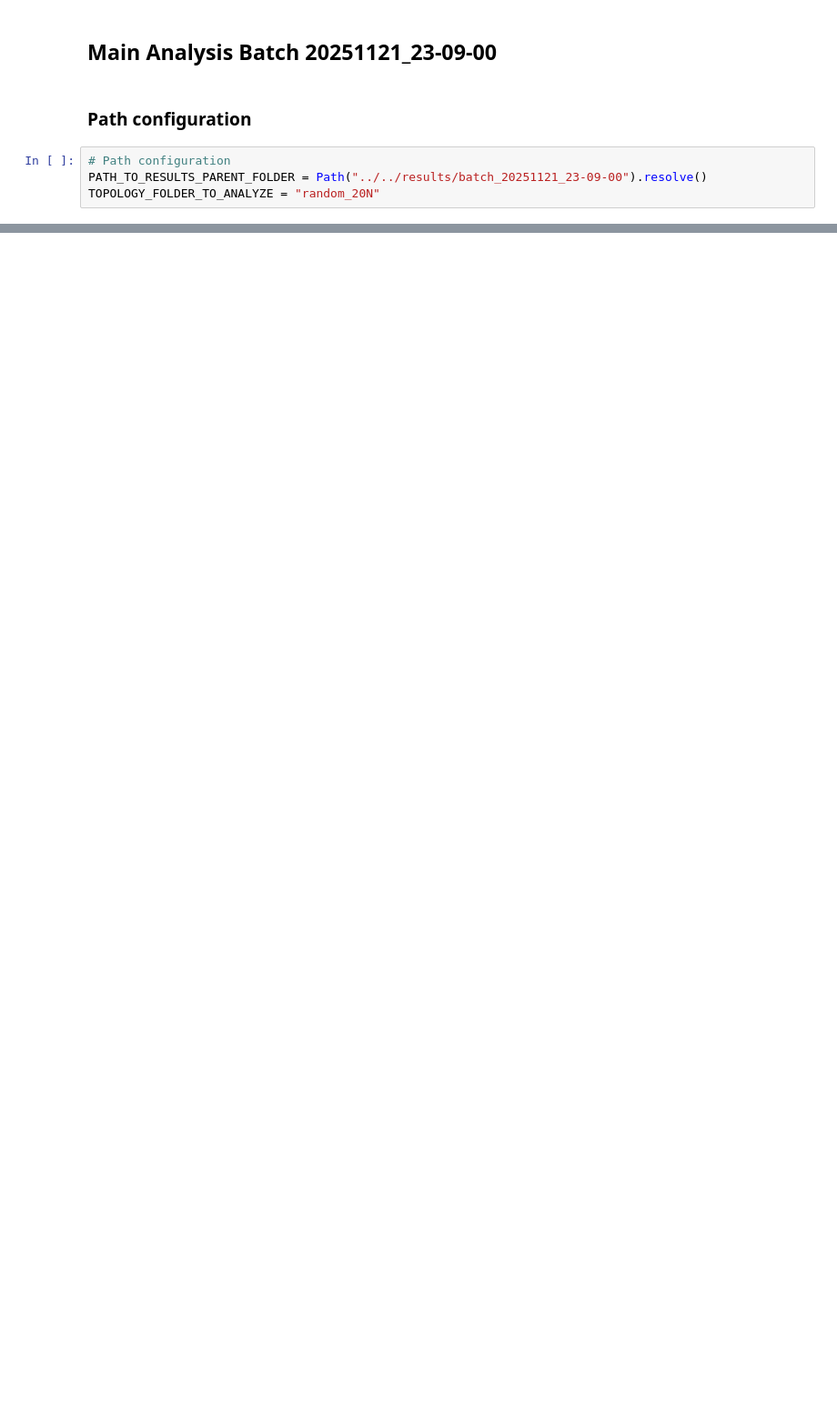
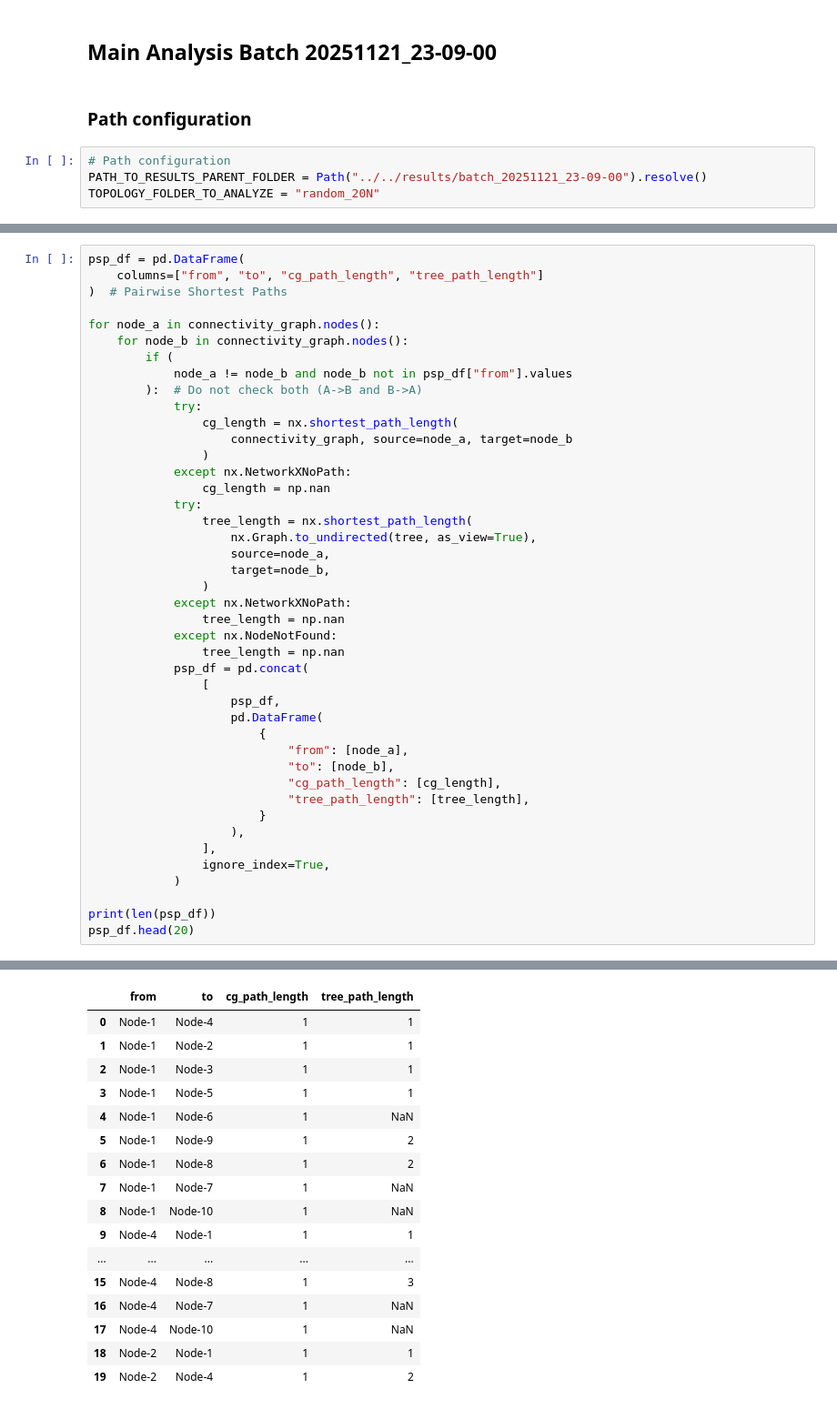
Before and after one commit to damiano-salvaterra/SPE-project, a Jupyter notebook: src/evaluation/variance_reduction.ipynb, the cells around one changed output, grey strips where cells are left out. Shown at 91% size. Drawn from its saved outputs; the diff is of its cells as text; blank space fills up the shorter version.

```diff
--- a/src/evaluation/variance_reduction.ipynb
+++ b/src/evaluation/variance_reduction.ipynb
@@ -527,0 +603,44 @@ TOPOLOGY_FOLDER_TO_ANALYZE = "random_20N"
+# %%
+psp_df = pd.DataFrame(
+    columns=["from", "to", "cg_path_length", "tree_path_length"]
+)  # Pairwise Shortest Paths
+
+for node_a in connectivity_graph.nodes():
+    for node_b in connectivity_graph.nodes():
+        if (
+            node_a != node_b and node_b not in psp_df["from"].values
+        ):  # Do not check both (A->B and B->A)
+            try:
+                cg_length = nx.shortest_path_length(
+                    connectivity_graph, source=node_a, target=node_b
+                )
+            except nx.NetworkXNoPath:
+                cg_length = np.nan
+            try:
+                tree_length = nx.shortest_path_length(
+                    nx.Graph.to_undirected(tree, as_view=True),
+                    source=node_a,
+                    target=node_b,
+                )
+            except nx.NetworkXNoPath:
+                tree_length = np.nan
+            except nx.NodeNotFound:
+                tree_length = np.nan
+            psp_df = pd.concat(
+                [
+                    psp_df,
+                    pd.DataFrame(
+                        {
+                            "from": [node_a],
+                            "to": [node_b],
+                            "cg_path_length": [cg_length],
+                            "tree_path_length": [tree_length],
+                        }
+                    ),
+                ],
+                ignore_index=True,
+            )
+
+print(len(psp_df))
+psp_df.head(20)
+# %% [output]
@@ -527,0 +648,17 @@ TOPOLOGY_FOLDER_TO_ANALYZE = "random_20N"
+|  | from | to | cg_path_length | tree_path_length |
+| 0 | Node-1 | Node-4 | 1 | 1 |
+| 1 | Node-1 | Node-2 | 1 | 1 |
+| 2 | Node-1 | Node-3 | 1 | 1 |
+| 3 | Node-1 | Node-5 | 1 | 1 |
+| 4 | Node-1 | Node-6 | 1 | NaN |
+| 5 | Node-1 | Node-9 | 1 | 2 |
+| 6 | Node-1 | Node-8 | 1 | 2 |
+| 7 | Node-1 | Node-7 | 1 | NaN |
+| 8 | Node-1 | Node-10 | 1 | NaN |
+| 9 | Node-4 | Node-1 | 1 | 1 |
+| ... | ... | ... | ... | ... |
+| 15 | Node-4 | Node-8 | 1 | 3 |
+| 16 | Node-4 | Node-7 | 1 | NaN |
+| 17 | Node-4 | Node-10 | 1 | NaN |
+| 18 | Node-2 | Node-1 | 1 | 1 |
+| 19 | Node-2 | Node-4 | 1 | 2 |
```
Also changed, not shown: parts of 8 cells of this notebook.
